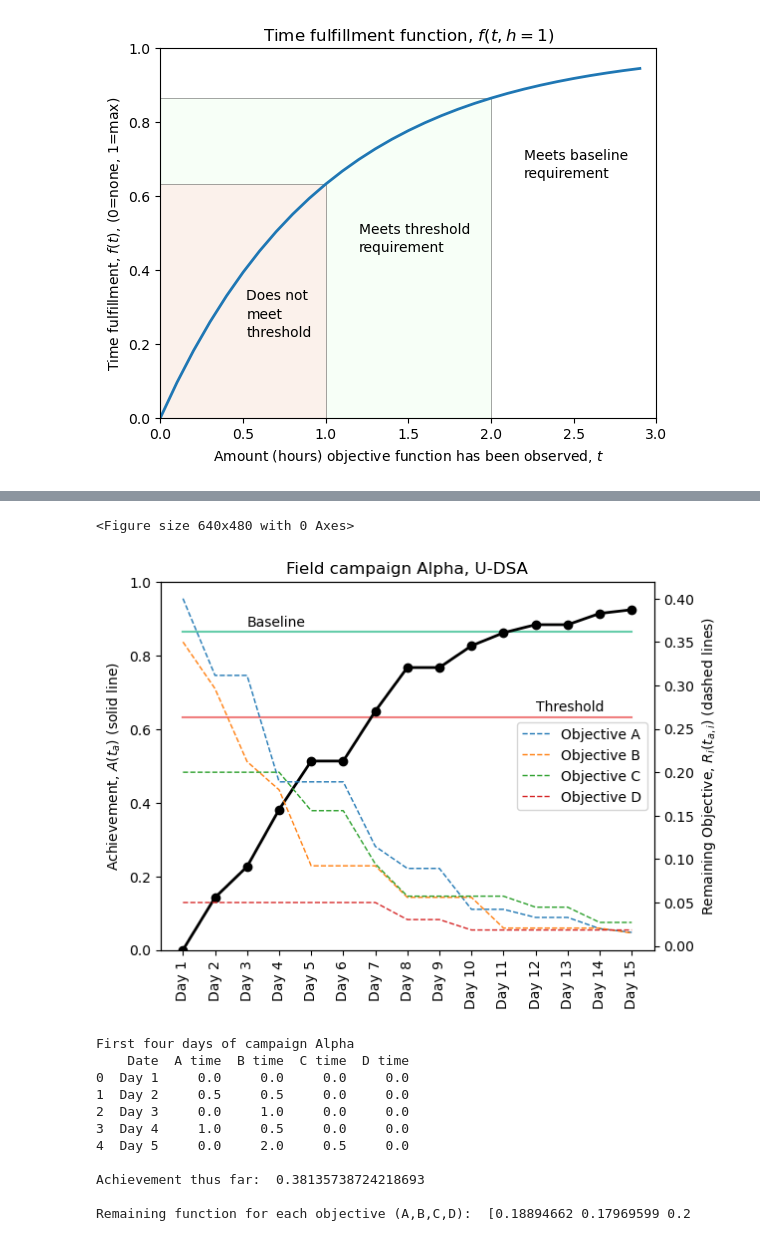
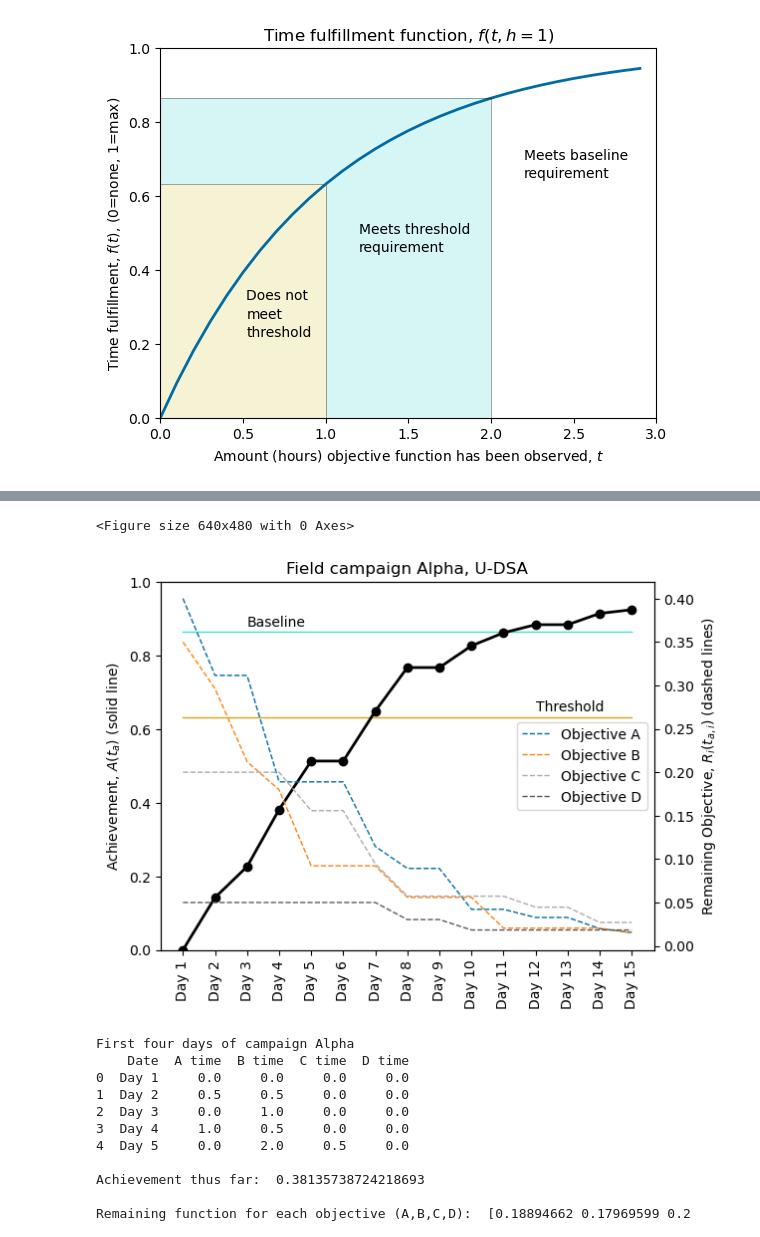
Before and after one commit to knobelsp/TM-DSA, a Jupyter notebook: PACE-PAX_VTM.ipynb, the cells around one changed output, grey strips where cells are left out. Saved outputs shown, nothing was run; the diff lists cells and outputs as text; code cells hidden in the pictures.

```diff
--- a/PACE-PAX_VTM.ipynb
+++ b/PACE-PAX_VTM.ipynb
@@ -8,4 +8,5 @@ import pandas as pd
 import numpy as np
 import matplotlib.pyplot as plt
 from matplotlib.patches import Rectangle, Circle, Polygon
+plt.style.use('tableau-colorblind10')
 # %% [markdown]
@@ -536,38 +542,38 @@ for index, row in this_df_hrs.iterrows():
 pltmax=3.0
 pltstep=0.1
 
-ax.plot(this_df_hrs['Date'],np.full(this_df_hrs.shape[0],0.63212056),color='lightcoral')
-ax.plot(this_df_hrs['Date'],np.full(this_df_hrs.shape[0],0.86466472),color='mediumaquamarine')
+ax.plot(this_df_hrs['Date'],np.full(this_df_hrs.shape[0],0.63212056),color='goldenrod',linewidth=1)
+ax.plot(this_df_hrs['Date'],np.full(this_df_hrs.shape[0],0.86466472),color='turquoise',linewidth=1)
 ax.plot(this_df_hrs['Date'],Ach,'o-',linewidth=2, label='Achievement',color='black')
 #plt.grid(True, color = "grey", linewidth = "0.5", linestyle = "-.")
 ax.set_title(r'Field campaign Alpha, U-DSA')
 ax.set_ylabel(r'Achievement, $\it{A(t_a)}$ (solid line)')
 
 ax.tick_params(axis='x', labelrotation=90)
 ax.set_ylim(0,1)
 
 plt.text(11,0.65,'Threshold')
 plt.text(2,0.88,'Baseline')
 
 
 ax2 = ax.twinx()
 
 Rem=np.zeros([this_df_hrs.shape[0],this_df_vtm.shape[0]])
 for index, row in this_df_hrs.iterrows():
     Rem[index,:]=fcn_remaining(this_df_vtm, this_df_hrs[0:index+1])
 
 for index, row in this_df_vtm.iterrows():
     ax2.plot(this_df_hrs['Date'],Rem[:,index],'--',linewidth=1, label='Objective '+row['Label'])
 
 ax2.set_ylabel(r'Remaining Objective, $\it{R_i(t_{a,i})}$ (dashed lines)')
 
 ax2.legend(loc='right')
 
-plt.savefig("VTM_fig3.pdf", format="pdf", bbox_inches="tight")
+plt.savefig("VTM_fig4.pdf", format="pdf", bbox_inches="tight")
 plt.show()
 # %% [output]
 <Figure size 640x480 with 0 Axes>
-[figure, old version]
+[figure, new version]
 # %%
 #calculations supporting Expectation function description in section 4
 print('First four days of campaign Alpha')
```
Also changed, not shown: parts of 5 cells of this notebook.
